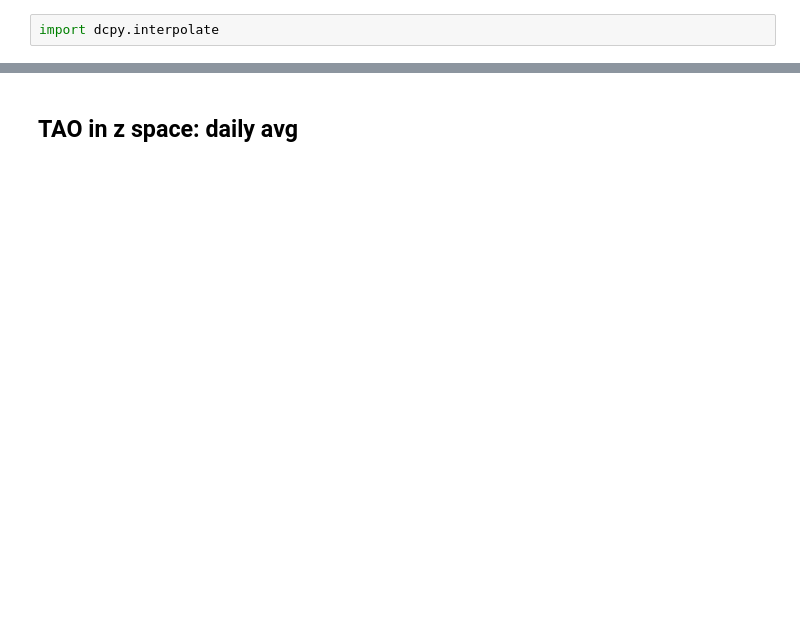
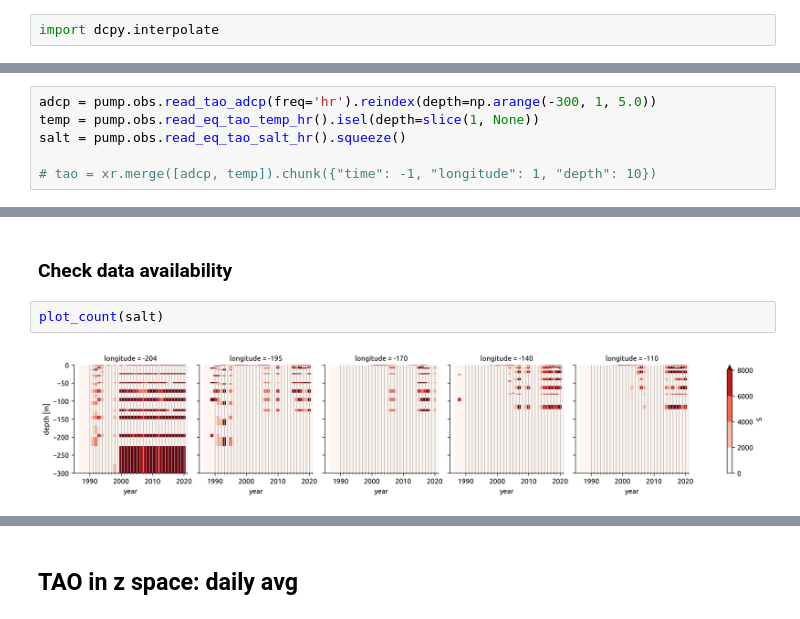
Before and after one commit to dcherian/pump, a Jupyter notebook: notebooks/dataset-preparation.ipynb, the cells around one changed output, grey strips where cells are left out. Cells and saved outputs as stored; diff of their text form; blank space fills up the shorter version.

```diff
--- a/notebooks/dataset-preparation.ipynb
+++ b/notebooks/dataset-preparation.ipynb
@@ -152,0 +76,6 @@ tao_gridded.unify_chunks().to_zarr("tao_eq_hr_gridded.zarr", mode="w", consolida
+# %%
+adcp = pump.obs.read_tao_adcp(freq='hr').reindex(depth=np.arange(-300, 1, 5.0))
+temp = pump.obs.read_eq_tao_temp_hr().isel(depth=slice(1, None))
+salt = pump.obs.read_eq_tao_salt_hr().squeeze()
+
+# tao = xr.merge([adcp, temp]).chunk({"time": -1, "longitude": 1, "depth": 10})
@@ -152,0 +118,6 @@ tao_gridded.unify_chunks().to_zarr("tao_eq_hr_gridded.zarr", mode="w", consolida
+# %% [markdown]
+### Check data availability
+# %%
+plot_count(salt)
+# %% [output]
+[figure, added]
```
Also changed, not shown: parts of 66 cells of this notebook, 1 other file.
